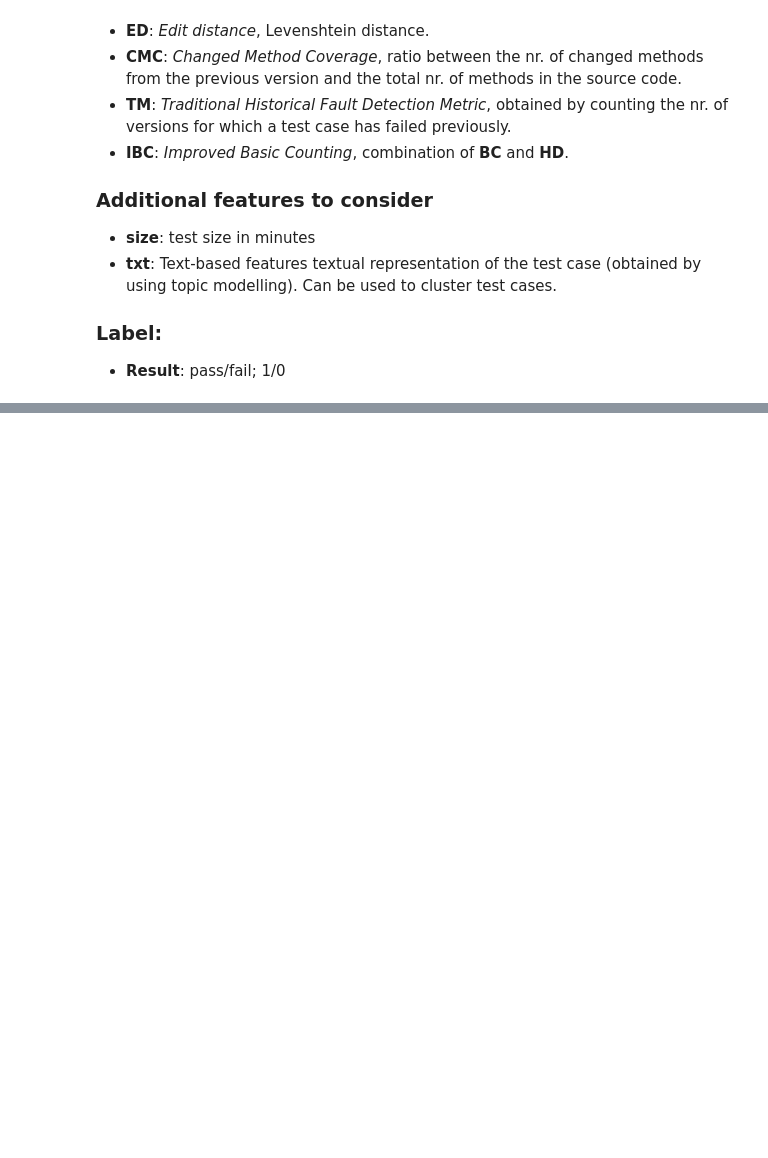
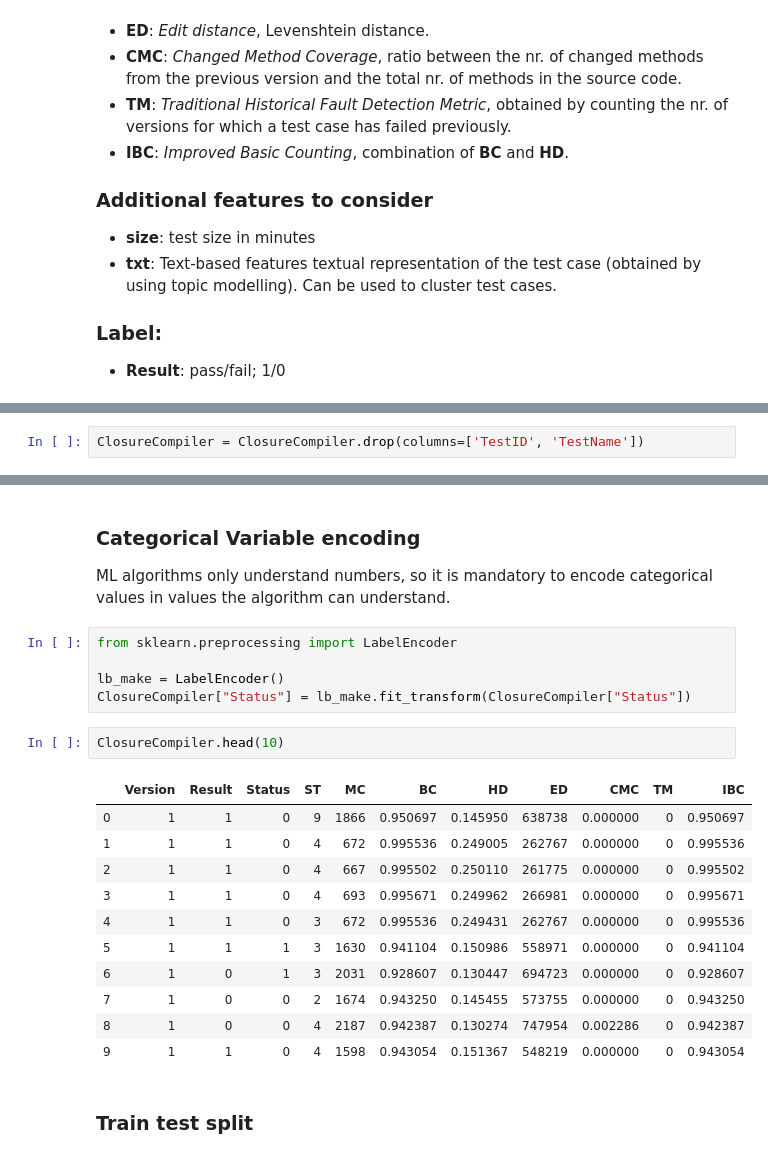
Before and after one commit to johnnylousas/Master-Thesis, a Jupyter notebook: dummy_data/Regression_Testing.ipynb, the cells around one changed output, grey strips where cells are left out. Saved outputs shown, nothing was run; the diff lists cells and outputs as text; blank space fills up the shorter version.

```diff
--- a/dummy_data/Regression_Testing.ipynb
+++ b/dummy_data/Regression_Testing.ipynb
@@ -165,0 +280,2 @@ ClosureCompiler.head(10)
+# %%
+ClosureCompiler = ClosureCompiler.drop(columns=['TestID', 'TestName'])
@@ -165,0 +291,25 @@ ClosureCompiler.head(10)
+# %% [markdown]
+### Categorical Variable encoding
+
+ML algorithms only understand numbers, so it is mandatory to encode categorical values in values the algorithm can understand.
+# %%
+from sklearn.preprocessing import LabelEncoder
+
+lb_make = LabelEncoder()
+ClosureCompiler["Status"] = lb_make.fit_transform(ClosureCompiler["Status"])
+# %%
+ClosureCompiler.head(10)
+# %% [output]
+|  | Version | Result | Status | ST | MC | BC | HD | ED | CMC | TM | IBC |
+| 0 | 1 | 1 | 0 | 9 | 1866 | 0.950697 | 0.145950 | 638738 | 0.000000 | 0 | 0.950697 |
+| 1 | 1 | 1 | 0 | 4 | 672 | 0.995536 | 0.249005 | 262767 | 0.000000 | 0 | 0.995536 |
+| 2 | 1 | 1 | 0 | 4 | 667 | 0.995502 | 0.250110 | 261775 | 0.000000 | 0 | 0.995502 |
+| 3 | 1 | 1 | 0 | 4 | 693 | 0.995671 | 0.249962 | 266981 | 0.000000 | 0 | 0.995671 |
+| 4 | 1 | 1 | 0 | 3 | 672 | 0.995536 | 0.249431 | 262767 | 0.000000 | 0 | 0.995536 |
+| 5 | 1 | 1 | 1 | 3 | 1630 | 0.941104 | 0.150986 | 558971 | 0.000000 | 0 | 0.941104 |
+| 6 | 1 | 0 | 1 | 3 | 2031 | 0.928607 | 0.130447 | 694723 | 0.000000 | 0 | 0.928607 |
+| 7 | 1 | 0 | 0 | 2 | 1674 | 0.943250 | 0.145455 | 573755 | 0.000000 | 0 | 0.943250 |
+| 8 | 1 | 0 | 0 | 4 | 2187 | 0.942387 | 0.130274 | 747954 | 0.002286 | 0 | 0.942387 |
+| 9 | 1 | 1 | 0 | 4 | 1598 | 0.943054 | 0.151367 | 548219 | 0.000000 | 0 | 0.943054 |
+# %% [markdown]
+### Train test split
```
Also changed, not shown: parts of 67 cells of this notebook.
